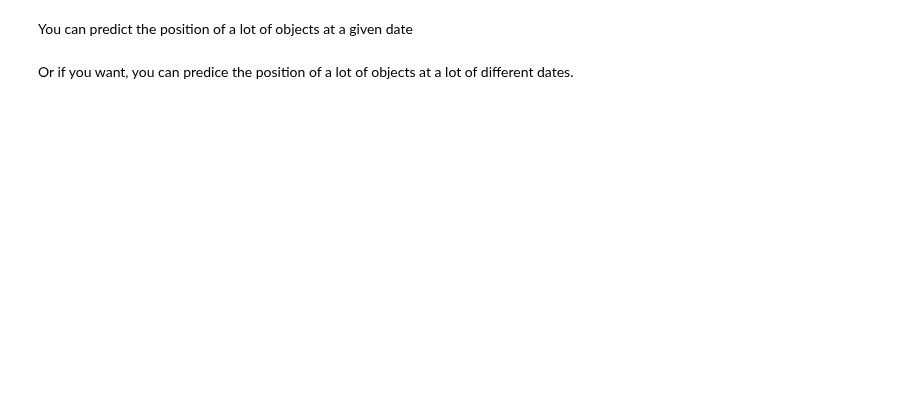
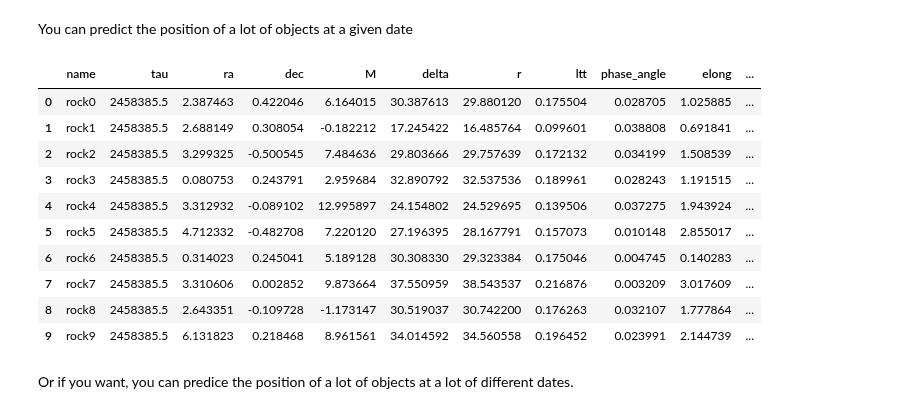
Before and after one commit to kjnapier/spacerocks, a Jupyter notebook: SpaceRocks_Tutorial.ipynb, the cells around one changed output. Cells and saved outputs as stored; diff of their text form; code cells hidden in the pictures; blank space fills up the shorter version.

```diff
--- a/SpaceRocks_Tutorial.ipynb
+++ b/SpaceRocks_Tutorial.ipynb
@@ -92,20 +128,32 @@ You can predict the position of a lot of objects at a given date
 # %%
 rocks = SpaceRock(a=a,
                   e=e,
                   inc=inc,
                   arg=arg,
                   node=node,
                   epoch=epoch,
                   tau=obs_date,
                   H=H,
                   name=['rock{}'.format(idx) for idx in range(N)], # default is a random 10-digit integer.
                   NSIDE=[128, 256, 1024],
                   precise=False,
                   input_coordinates='keplerian',
                   input_frame='barycentric',
                   input_angles='radians')
 
 rocks_tomorrow = rocks.predict(2458385.5)
-rocks_tomorrow.pandas_df().head()
+rocks_tomorrow
+# %% [output]
+|  | name | tau | ra | dec | M | delta | r | ltt | phase_angle | elong | ... |
+| 0 | rock0 | 2458385.5 | 2.387463 | 0.422046 | 6.164015 | 30.387613 | 29.880120 | 0.175504 | 0.028705 | 1.025885 | ... |
+| 1 | rock1 | 2458385.5 | 2.688149 | 0.308054 | -0.182212 | 17.245422 | 16.485764 | 0.099601 | 0.038808 | 0.691841 | ... |
+| 2 | rock2 | 2458385.5 | 3.299325 | -0.500545 | 7.484636 | 29.803666 | 29.757639 | 0.172132 | 0.034199 | 1.508539 | ... |
+| 3 | rock3 | 2458385.5 | 0.080753 | 0.243791 | 2.959684 | 32.890792 | 32.537536 | 0.189961 | 0.028243 | 1.191515 | ... |
+| 4 | rock4 | 2458385.5 | 3.312932 | -0.089102 | 12.995897 | 24.154802 | 24.529695 | 0.139506 | 0.037275 | 1.943924 | ... |
+| 5 | rock5 | 2458385.5 | 4.712332 | -0.482708 | 7.220120 | 27.196395 | 28.167791 | 0.157073 | 0.010148 | 2.855017 | ... |
+| 6 | rock6 | 2458385.5 | 0.314023 | 0.245041 | 5.189128 | 30.308330 | 29.323384 | 0.175046 | 0.004745 | 0.140283 | ... |
+| 7 | rock7 | 2458385.5 | 3.310606 | 0.002852 | 9.873664 | 37.550959 | 38.543537 | 0.216876 | 0.003209 | 3.017609 | ... |
+| 8 | rock8 | 2458385.5 | 2.643351 | -0.109728 | -1.173147 | 30.519037 | 30.742200 | 0.176263 | 0.032107 | 1.777864 | ... |
+| 9 | rock9 | 2458385.5 | 6.131823 | 0.218468 | 8.961561 | 34.014592 | 34.560558 | 0.196452 | 0.023991 | 2.144739 | ... |
 # %% [markdown]
 Or if you want, you can predice the position of a lot of objects at a lot of different dates.
```
Also changed, not shown: parts of 13 cells of this notebook, 3 other files.
